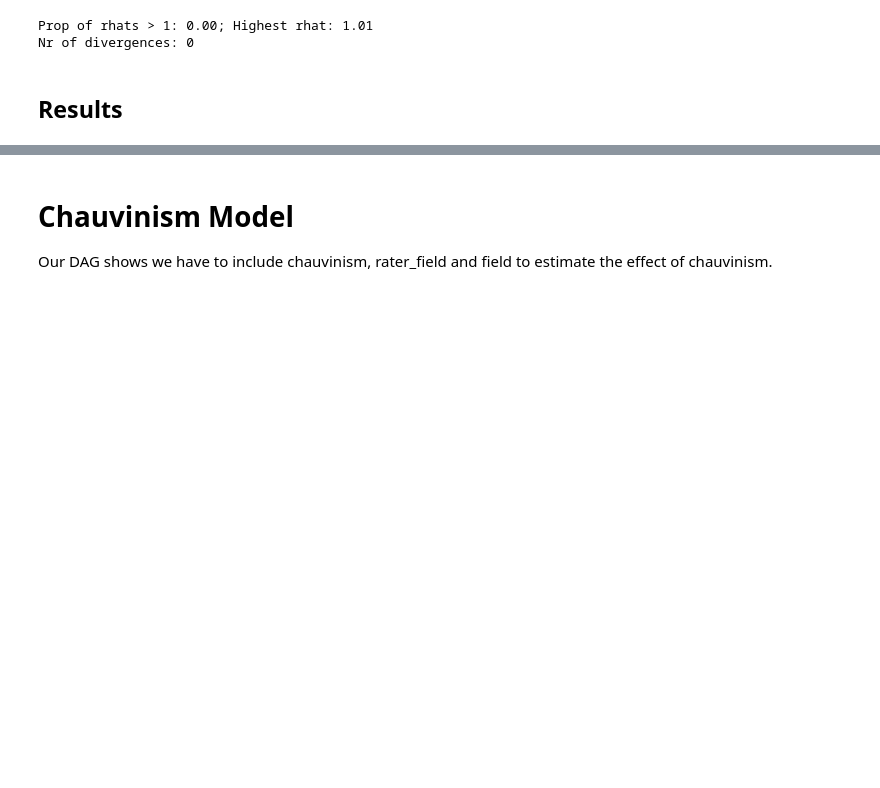
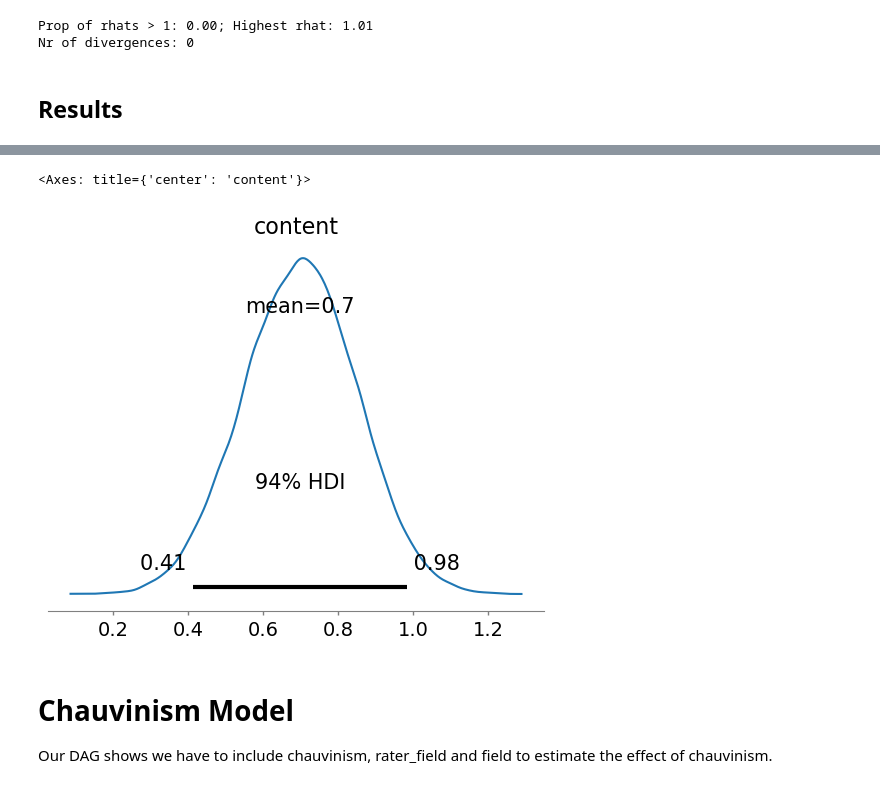
Before and after one commit to stijncon/IIH, a Jupyter notebook: IIH_InferentialStatistics_MainModels.ipynb, the cells around one changed output, grey strips where cells are left out. Saved outputs shown, nothing was run; the diff lists cells and outputs as text; code cells hidden in the pictures; blank space fills up the shorter version.

```diff
--- a/IIH_InferentialStatistics_MainModels.ipynb
+++ b/IIH_InferentialStatistics_MainModels.ipynb
@@ -823,3 +1142,21 @@ plt.show()
+# %%
+# # save the trace
+# trace_realworld_thurstonian_all.to_netcdf(
+#     r"C:\Users\conix\Documents\IIH_localtraces\trace_realworld_thurstonian_all.nc"
+# )
+
+# load the trace
+
+trace_realworld_thurstonian_all = az.from_netcdf(
+    r"C:\Users\conix\Documents\IIH_localtraces\trace_content_thurstonian_all.nc"
+)
+# %%
+# look at the result
+
+az.plot_posterior(trace_realworld_thurstonian_all.posterior['content'][:,:,0], var_names = ['content'])
+# %% [output]
+<Axes: title={'center': 'content'}>
+[figure, added]
 # %% [markdown]
 # Chauvinism Model
 
```
Also changed, not shown: parts of 18 cells of this notebook, 1 other file.
